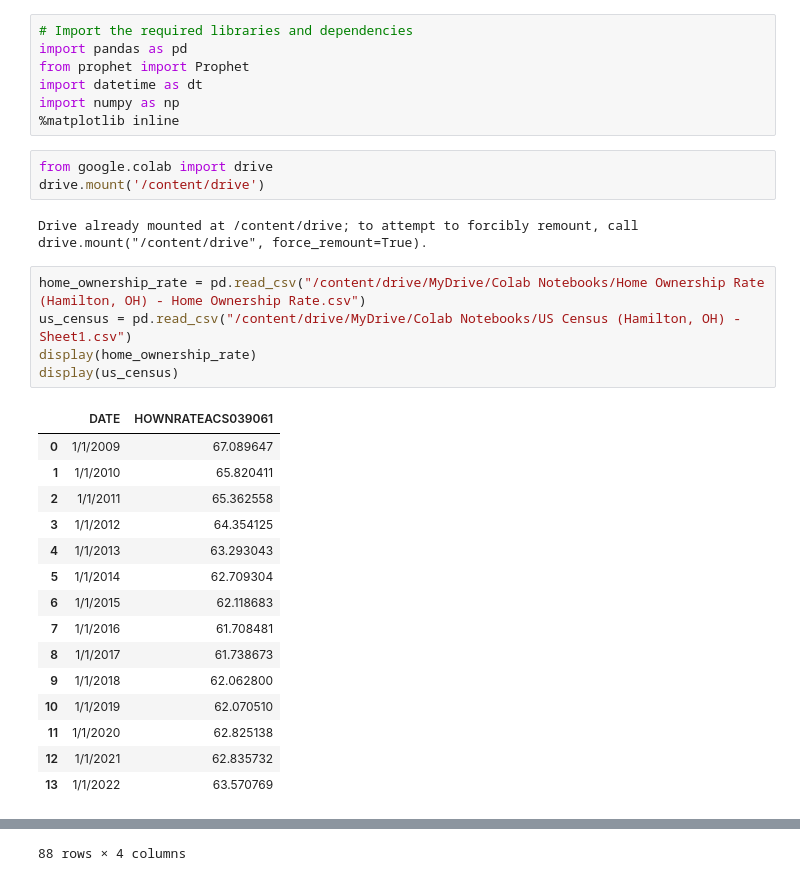
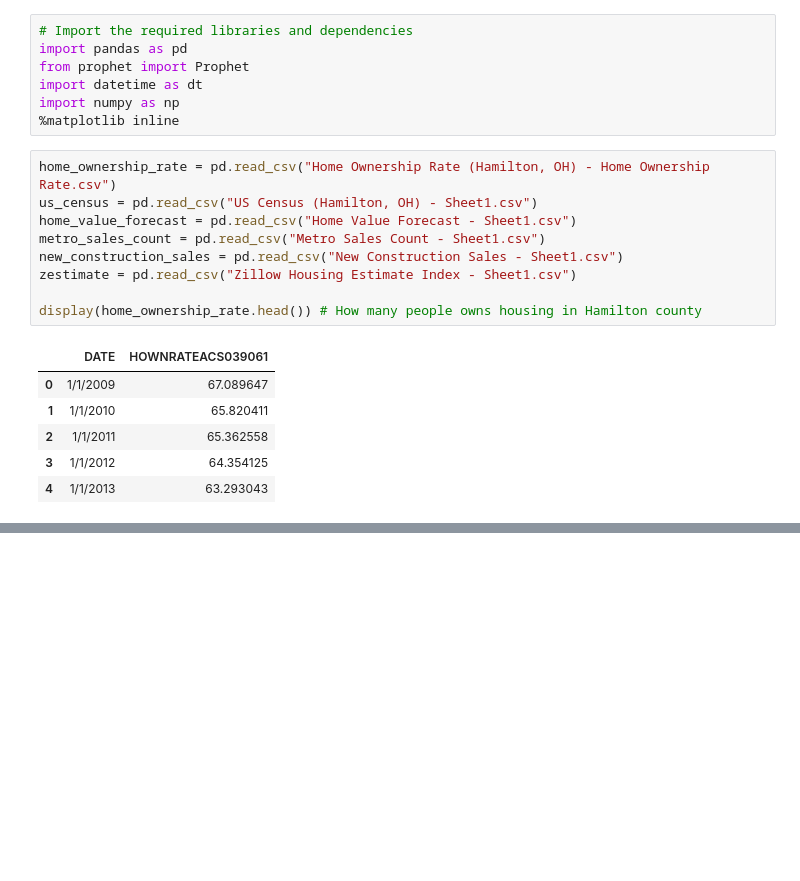
Before and after one commit to McKala1/Project-1, a Jupyter notebook: OSU_AI_Project_1.ipynb, the cells around one changed output, grey strips where cells are left out. Saved outputs shown, nothing was run; the diff lists cells and outputs as text; blank space fills up the shorter version.

```diff
--- a/OSU_AI_Project_1.ipynb
+++ b/OSU_AI_Project_1.ipynb
@@ -28,29 +26,19 @@ from prophet import Prophet
 import datetime as dt
 import numpy as np
 %matplotlib inline
-# %%
-from google.colab import drive
-drive.mount('/content/drive')
-# %% [output]
-Drive already mounted at /content/drive; to attempt to forcibly remount, call drive.mount("/content/drive", force_remount=True).
 # %%
-home_ownership_rate = pd.read_csv("/content/drive/MyDrive/Colab Notebooks/Home Ownership Rate (Hamilton, OH) - Home Ownership Rate.csv")
-us_census = pd.read_csv("/content/drive/MyDrive/Colab Notebooks/US Census (Hamilton, OH) - Sheet1.csv")
-display(home_ownership_rate)
-display(us_census)
+home_ownership_rate = pd.read_csv("Home Ownership Rate (Hamilton, OH) - Home Ownership Rate.csv")
+us_census = pd.read_csv("US Census (Hamilton, OH) - Sheet1.csv")
+home_value_forecast = pd.read_csv("Home Value Forecast - Sheet1.csv")
+metro_sales_count = pd.read_csv("Metro Sales Count - Sheet1.csv")
+new_construction_sales = pd.read_csv("New Construction Sales - Sheet1.csv")
+zestimate = pd.read_csv("Zillow Housing Estimate Index - Sheet1.csv")
+
+display(home_ownership_rate.head()) # How many people owns housing in Hamilton county
 # %% [output]
 |  | DATE | HOWNRATEACS039061 |
 | 0 | 1/1/2009 | 67.089647 |
 | 1 | 1/1/2010 | 65.820411 |
 | 2 | 1/1/2011 | 65.362558 |
 | 3 | 1/1/2012 | 64.354125 |
 | 4 | 1/1/2013 | 63.293043 |
-| 5 | 1/1/2014 | 62.709304 |
-| 6 | 1/1/2015 | 62.118683 |
-| 7 | 1/1/2016 | 61.708481 |
-| 8 | 1/1/2017 | 61.738673 |
-| 9 | 1/1/2018 | 62.062800 |
-| 10 | 1/1/2019 | 62.070510 |
-| 11 | 1/1/2020 | 62.825138 |
-| 12 | 1/1/2021 | 62.835732 |
-| 13 | 1/1/2022 | 63.570769 |
@@ -69 +44,0 @@ display(us_census)
-88 rows × 4 columns
```
Also changed, not shown: parts of 7 cells of this notebook, 1 other file.
